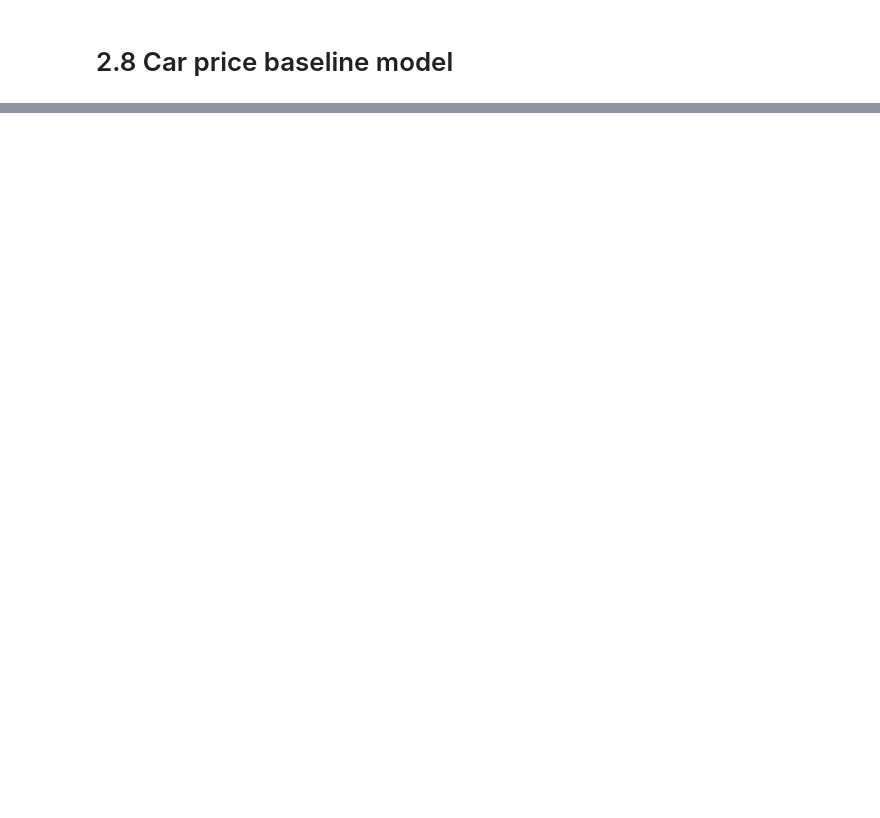
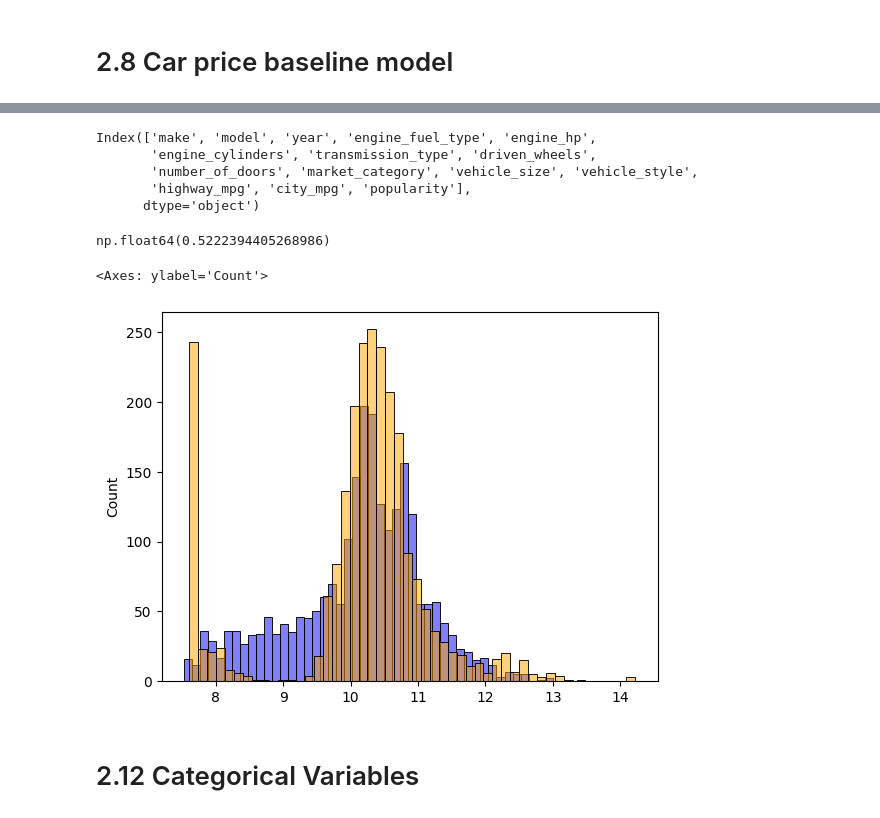
Before and after one commit to brukeg/machine-learning-zoomcamp, a Jupyter notebook: 02-regression/2.2-2.16 lessons.ipynb, the cells around one changed output, grey strips where cells are left out. Cells and saved outputs as stored; diff of their text form; code cells hidden in the pictures; blank space fills up the shorter version.

```diff
--- a/02-regression/2.2-2.16 lessons.ipynb
+++ b/02-regression/2.2-2.16 lessons.ipynb
@@ -446,0 +563,6 @@ train_linear_regression(X, y)
+# %%
+def prepare_X(df):
+    df_num = df[base]
+    df_num = df_num.fillna(0)
+    X = df_num.values
+    return X
@@ -446,0 +596,10 @@ train_linear_regression(X, y)
+# %%
+def prepare_X(df):
+    df = df.copy() # don't alter the original df.
+    df['age'] = 2017 - df.year
+    features = base + ['age']
+
+    df_num = df[features]
+    df_num = df_num.fillna(0)
+    X = df_num.values
+    return X
@@ -446,0 +632,28 @@ train_linear_regression(X, y)
+# %%
+df_train.columns
+# %% [output]
+Index(['make', 'model', 'year', 'engine_fuel_type', 'engine_hp',
+       'engine_cylinders', 'transmission_type', 'driven_wheels',
+       'number_of_doors', 'market_category', 'vehicle_size', 'vehicle_style',
+       'highway_mpg', 'city_mpg', 'popularity'],
+      dtype='object')
+# %%
+# The model has improved!
+X_train = prepare_X(df_train)
+w0, w = train_linear_regression(X_train, y_train)
+
+X_val = prepare_X(df_val)
+y_pred = w0 + X_val.dot(w)
+
+rmse(y_val, y_pred)
+# %% [output]
+np.float64(0.5222394405268986)
+# %%
+# But it's still not great...
+sns.histplot(y_pred, color='blue', alpha=0.5, bins=50)
+sns.histplot(y_val, color='orange', alpha=0.5, bins=50)
+# %% [output]
+<Axes: ylabel='Count'>
+[figure, added]
+# %% [markdown]
+# 2.12 Categorical Variables
```
Also changed, not shown: parts of 26 cells of this notebook.
